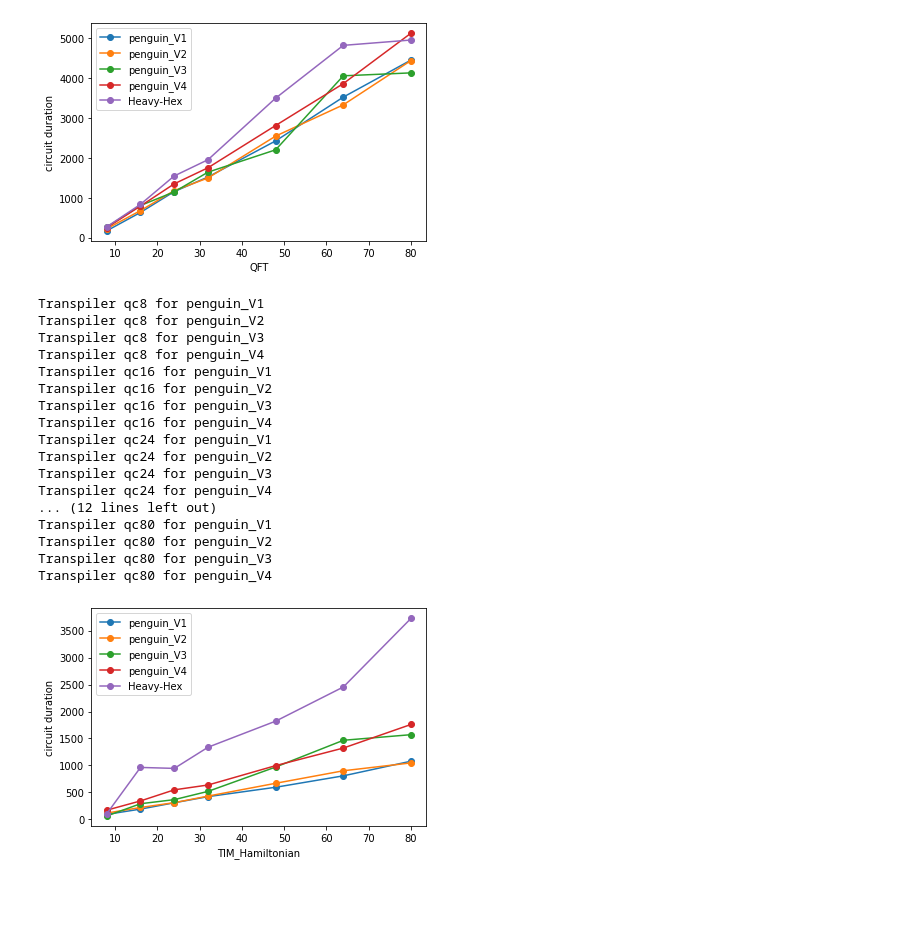
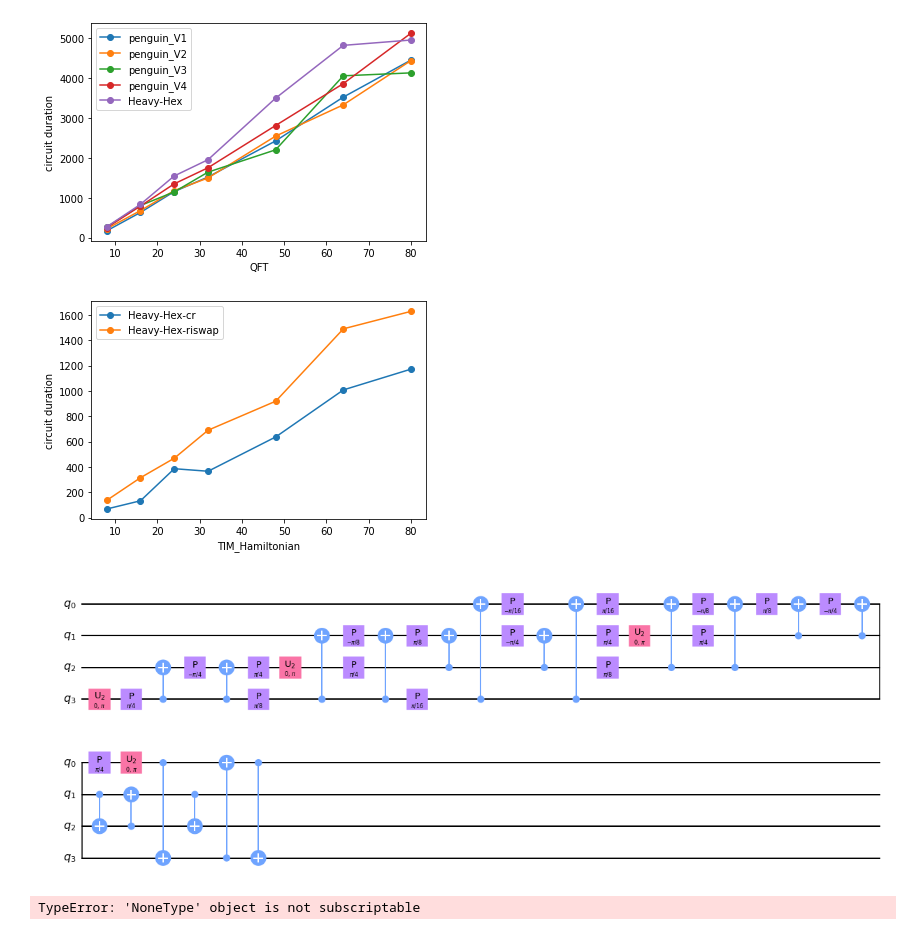
Before and after one commit to Pitt-JonesLab/clonk_transpilation, a Jupyter notebook: benchmark_suite/main.ipynb, the cells around one changed output. Drawn from its saved outputs; the diff is of its cells as text; code cells hidden in the pictures; blank space fills up the shorter version.

```diff
--- a/benchmark_suite/main.ipynb
+++ b/benchmark_suite/main.ipynb
@@ -28,7 +28,10 @@ def benchmark(backends, circuit_generator, q_range=None, continuously_save=False
     #outer loop over circuit since this may take long time to generate
     for q in q_range:
         #create new variable sized lambda circuit
-        qc = circuit_generator.circuit_lambda(q)
+
+        #wait to build circuit (may be costly), if we end up not needing it for any backend
+        if overwrite:
+            qc = circuit_generator.circuit_lambda(q)
 
         for backend in backends:
 
@@ -37,6 +40,10 @@ def benchmark(backends, circuit_generator, q_range=None, continuously_save=False
                 #convert to int because if loaded from json key will be a string
                 if q in [int(k) for k in backend.data[circuit_generator.label]["duration"].keys()]:
                     continue
+
+            #resolve wait
+            if qc is None:
+                qc = circuit_generator.circuit_lambda(q)
 
             #logging.info(f"Transpiler qc{q} for {backend.label}")
             print(f"Transpiler qc{q} for {backend.label}")
@@ -68,11 +75,19 @@ def benchmark(backends, circuit_generator, q_range=None, continuously_save=False
 def plot(backends, circuit_label, parameter="duration"):
     for backend in backends:
         if circuit_label in backend.data.keys():
-            x = backend.data[circuit_label][parameter].keys()
-            x = [int(el) for el in list(x)]
-            y = backend.data[circuit_label][parameter].values()
-            x, y = zip(*sorted(zip(x, y)))
-            plt.plot(x, y, '-o', label=backend.label)
+            if "swap" not in parameter:
+                x = backend.data[circuit_label][parameter].keys()
+                x = [int(el) for el in list(x)]
+                y = backend.data[circuit_label][parameter].values()
+                x, y = zip(*sorted(zip(x, y)))
+                plt.plot(x, y, '-o', label=backend.label)
+            else:
+                x = backend.data[circuit_label]["gate_count"].keys()
+                x = [int(el) for el in list(x)]
+                y = backend.data[circuit_label]["gate_count"].values()
+                x, y = zip(*sorted(zip(x, y)))
+                y = [el['swap'] for el in y]
+                plt.plot(x, y, '-o', label=backend.label)
 
     plt.xlabel(circuit_label)
     plt.ylabel("circuit duration")
@@ -151,29 +149,32 @@ Transpiler qc80 for penguin_V3
 Transpiler qc80 for penguin_V4
 [figure]
 # %%
-from backend_suite import ibm_backends
+from backend_suite import ibm_backends, ibm_gate_backends
 from circuit_suite import circuits
 circuit_gen = circuits["TIM_Hamiltonian"]
-benchmark(backends=ibm_backends, circuit_generator=circuit_gen, continuously_save=True)
+benchmark(backends=ibm_gate_backends, circuit_generator=circuit_gen, continuously_save=True)
 #plot(placement_test, circuit_gen.label, parameter="duration")
-plot(ibm_backends, circuit_gen.label, parameter="duration")
+plot(ibm_gate_backends, circuit_gen.label, parameter="duration")
 # %% [output]
-Transpiler qc8 for penguin_V1
-Transpiler qc8 for penguin_V2
-Transpiler qc8 for penguin_V3
-Transpiler qc8 for penguin_V4
-Transpiler qc16 for penguin_V1
-Transpiler qc16 for penguin_V2
-Transpiler qc16 for penguin_V3
-Transpiler qc16 for penguin_V4
-Transpiler qc24 for penguin_V1
-Transpiler qc24 for penguin_V2
-Transpiler qc24 for penguin_V3
-Transpiler qc24 for penguin_V4
-... (12 lines left out)
-Transpiler qc80 for penguin_V1
-Transpiler qc80 for penguin_V2
-Transpiler qc80 for penguin_V3
-Transpiler qc80 for penguin_V4
-[figure, old version]
+[figure, new version]
+# %%
+circuit_gen.circuit_lambda(4).decompose().decompose().draw(output='mpl')
+# %% [output]
+[figure, added]
+# %%
+from qiskit import QuantumCircuit
+import sys
+sys.path.append("..")
+qc = circuit_gen.circuit_lambda(4)
+from utils.transpiler_passes import level_0_pass_manager
+from backend_utils.mock_backends import *
+# pm = level_0_pass_manager(FakeHeavyHex("riswap"), "riswap", decompose_1q=False)
+pm = level_0_pass_manager(FakeHeavyHex("rzx"), "CR", decompose_1q=False)
+print(pm.property_set["depth"])
+# transp = pm.run(qc)
+# transp.draw(output='mpl')
+# from qiskit.quantum_info import Operator
+# Operator(transp).equiv(Operator(qc))
+# %% [output]
+TypeError: 'NoneType' object is not subscriptable
 # %%
```
Also changed, not shown: parts of 2 cells of this notebook, 29 other files.
